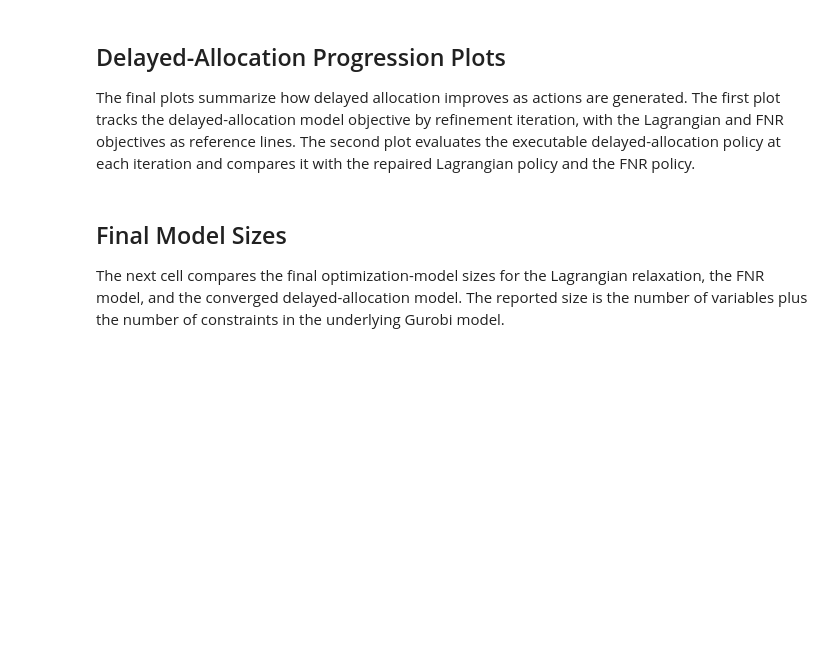
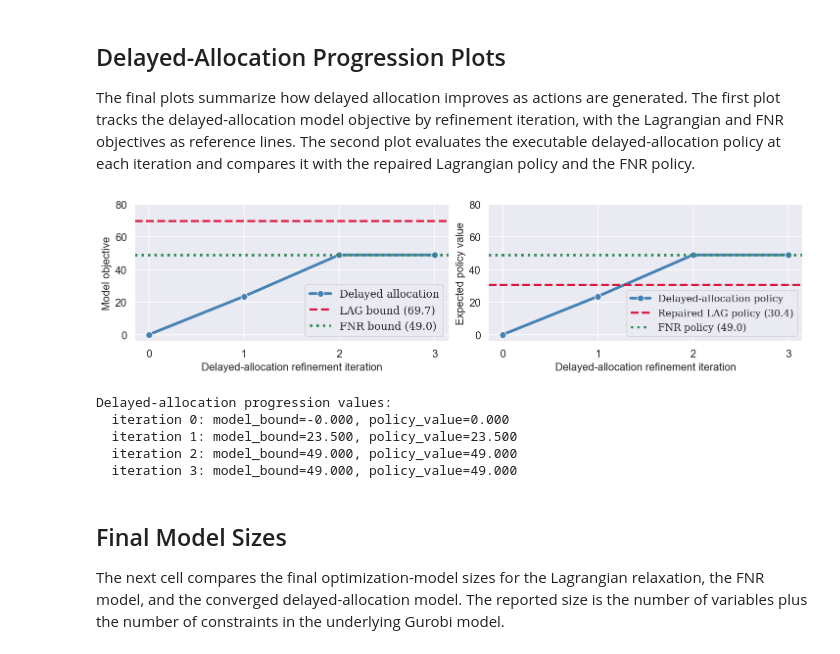
Before and after one commit to Self-Adapting-MDP-Approximations/INFORMS-Tutorials, a Jupyter notebook: weakly-coupled-mdp/notebooks/text_example.ipynb, the cells around one changed output. Drawn from its saved outputs; the diff is of its cells as text; code cells hidden in the pictures; blank space fills up the shorter version.

```diff
--- a/weakly-coupled-mdp/notebooks/text_example.ipynb
+++ b/weakly-coupled-mdp/notebooks/text_example.ipynb
@@ -662,7 +814,15 @@ if sns is not None:
 else:
     plt.style.use("seaborn-v0_8-whitegrid")
 
-fig, axes = plt.subplots(1, 2, figsize=(13, 4.5), constrained_layout=True)
+fig, axes = plt.subplots(1, 2, figsize=(12, 3), constrained_layout=True)
+
+plt.rcParams.update(
+    {
+        "font.family": "serif",
+        "mathtext.fontset": "cm",
+        "axes.unicode_minus": False,
+    }
+)
 
 if sns is not None:
     sns.lineplot(
@@ -699,12 +859,15 @@ axes[0].axhline(
     linewidth=3.0,
     label=f"FNR bound ({fnr_result.objective_value:.1f})",
 )
-axes[0].set_title("Bound progression")
-axes[0].set_xlabel("Delayed-allocation refinement iteration")
-axes[0].set_ylabel("Model objective")
+# axes[0].set_title("Bound progression")
+axes[0].set_xlabel("Delayed-allocation refinement iteration",fontsize=13)
+axes[0].set_ylabel("Model objective",fontsize=13)
 axes[0].set_xticks(iterations)
+axes[0].set_xticklabels(iterations,fontsize=13)
 axes[0].set_ylim(shared_ylim)
-axes[0].legend(loc="lower right")
+axes[0].set_yticks([0,20,40,60,80])
+axes[0].set_yticklabels([0,20,40,60,80],fontsize=13)
+axes[0].legend(loc="lower right",fontsize=13)
 
 if sns is not None:
     sns.lineplot(
@@ -729,40 +892,48 @@ else:
     )
 axes[1].axhline(
     lagrangian_mean,
     color=method_colors["LAG"],
     linestyle="--",
     linewidth=2.6,
     label=f"Repaired LAG policy ({lagrangian_mean:.1f})",
 )
 axes[1].axhline(
     fnr_policy_value,
     color=method_colors["FNR"],
     linestyle=":",
     linewidth=3.0,
     label=f"FNR policy ({fnr_policy_value:.1f})",
 )
-axes[1].set_title("Policy lower-bound progression")
-axes[1].set_xlabel("Delayed-allocation refinement iteration")
-axes[1].set_ylabel("Expected policy value")
+# axes[1].set_title("Policy lower-bound progression")
+axes[1].set_xlabel("Delayed-allocation refinement iteration",fontsize=13)
+axes[1].set_ylabel("Expected policy value",fontsize=13)
 axes[1].set_xticks(iterations)
+axes[1].set_xticklabels(iterations,fontsize=13)
 axes[1].set_ylim(shared_ylim)
-axes[1].legend(loc="lower right")
-
-
+axes[1].set_yticks([0,20,40,60,80])
+axes[1].set_yticklabels([0,20,40,60,80],fontsize=13)
+axes[1].legend(loc="lower right",fontsize=12)
 
 plt.show()
 
 progression_pdf_path = Path("delayed_allocation_progression.pdf")
 fig.savefig(progression_pdf_path, format="pdf", bbox_inches="tight")
-print(f"Saved progression plots to {progression_pdf_path.resolve()}")
+# print(f"Saved progression plots to {progression_pdf_path.resolve()}")
 
 print("Delayed-allocation progression values:")
 for row in progression_rows:
     print(
         f"  iteration {row['iteration']}: "
         f"model_bound={row['model_bound']:.3f}, "
         f"policy_value={row['policy_value']:.3f}"
     )
+# %% [output]
+[figure, added]
+Delayed-allocation progression values:
+  iteration 0: model_bound=-0.000, policy_value=0.000
+  iteration 1: model_bound=23.500, policy_value=23.500
+  iteration 2: model_bound=49.000, policy_value=49.000
+  iteration 3: model_bound=49.000, policy_value=49.000
 # %% [markdown]
 ## Final Model Sizes
 
```
Also changed, not shown: parts of 21 cells of this notebook, 5 other files.
